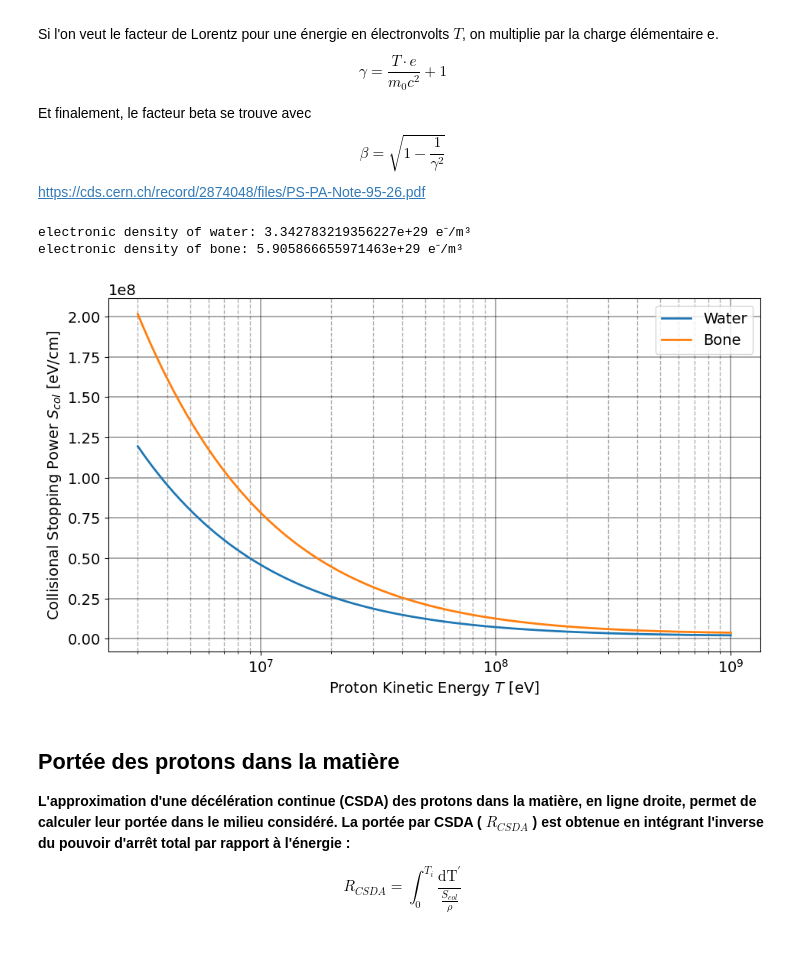
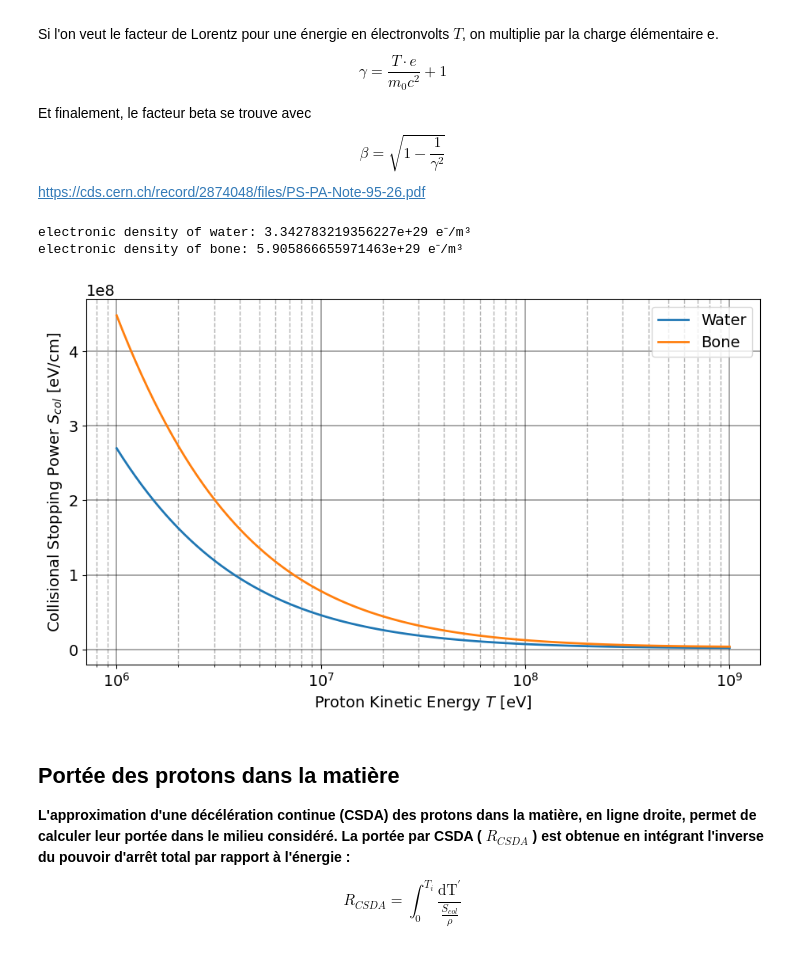
Before and after one commit to Eloi-Blouin/GPH-University-Laval-Course, a Jupyter notebook: Ulaval Session 8 Hiver 2026/Physique Numérique/TP1/TP1_ÉloiBlouin_ClémentPoulin.ipynb, the cells around one changed output. Drawn from its saved outputs; the diff is of its cells as text; code cells hidden in the pictures.

```diff
--- a/Ulaval Session 8 Hiver 2026/Physique Numérique/TP1/TP1_ÉloiBlouin_ClémentPoulin.ipynb
+++ b/Ulaval Session 8 Hiver 2026/Physique Numérique/TP1/TP1_ÉloiBlouin_ClémentPoulin.ipynb
@@ -169,7 +169,7 @@ def calculate_n_e(rho: float, w_is: np.ndarray, Z_is: np.ndarray, A_is: np.ndarr
     """
     Calculates the electronic density of a given material based on its mass density and atomic constituants
 
-    :param rho: mass density of the material [g/m^3]
+    :param rho: mass density of the material [kg/m^3]
     :param w_is: mass fractions of the constituant elements
     :param Z_is: atomic numbers of the constituant elements
     :param A_is: atomic masses of the constituant elements [g/mol]
@@ -186,14 +186,14 @@ def calculate_n_e(rho: float, w_is: np.ndarray, Z_is: np.ndarray, A_is: np.ndarr
         print(e)
 
     # calculate n_e
-    return rho * cte.N_A * np.sum(w_is * Z_is / A_is)
+    return 1e3 * rho * cte.N_A * np.sum(w_is * Z_is / A_is)    # 1e3 -> g to kg
 
 
 def calculate_lorentz_factors(T: np.ndarray) -> list[np.ndarray, np.ndarray]:
     """
     calculates the lorentz beta and gamma factors for a proton with a given kinetic energy T
 
-    :param T: kinetic energy of the proton [eV]
+    :param T: kinetic energy of the proton [J]
 
     :return: lorentz beta and gamma factors [-]
     :rtype: list[np.ndarray, np.ndarray]
@@ -202,7 +202,7 @@ def calculate_lorentz_factors(T: np.ndarray) -> list[np.ndarray, np.ndarray]:
     assert isinstance(T, np.ndarray)
 
     # calculate lorentz factors
-    gamma = 1 + cte.e * (T / (cte.m_p * cte.c ** 2))
+    gamma = 1 + T / (cte.m_p * cte.c ** 2)
     beta = np.sqrt(1 - 1 / gamma ** 2)
 
     return [beta, gamma]
@@ -214,7 +214,7 @@ def calculate_S_col(n_e: float, I: float, T: float | np.ndarray) -> np.ndarray:
 
     :param n_e: electronic density of the material [m^-3]
     :param I: mean excitation energy of the material [J]
-    :param T: kinetic energy of the proton [eV]
+    :param T: kinetic energy of the proton [J]
 
     :return: numpy array of the collisional stopping power [J/m]
     :rtype: np.ndarray
@@ -232,7 +232,7 @@ def calculate_S_col(n_e: float, I: float, T: float | np.ndarray) -> np.ndarray:
     # calculate S_col [J/m]
     return 2 * cte.pi * (r_e ** 2) * cte.m_e * (cte.c ** 2) * n_e * (1 / (beta ** 2)) * (np.log((2 * cte.m_e * (cte.c ** 2) * (beta ** 2) * (gamma ** 2) * T_e_max) / (I ** 2)) - 2 * (beta ** 2))
 # %%
-water_density = 1.0e6                           # [g/m^3]
+water_density = 1.0e3                           # [kg/m^3]
 water_mean_excitation_energy = 75.00 * cte.e    # [J]
 
 water_Z_is = np.array([1, 8])
@@ -240,52 +240,54 @@ water_w_is = np.array([0.111894, 0.888106])
 water_A_is = np.array([1.00794, 15.9994])
 
 # bone data
-bone_density = 1.85e6                          # [g/m^3]
+bone_density = 1.85e3                          # [kg/m^3]
 bone_mean_excitation_energy = 91.90 * cte.e    # [J]
 
 bone_Z_is = np.array([1, 6, 7, 8, 12, 15, 16, 20])
 bone_w_is = np.array([0.063984, 0.278000, 0.027000, 0.410016, 0.002000, 0.070000, 0.002000, 0.147000])
 bone_A_is = np.array([1.00794, 12.011, 14.0067, 15.9994, 24.305, 30.97376, 32.066, 40.078])
 
-Ts = np.geomspace(3, 1000, 100) * 1e6    # 3 MeV -> 1000 MeV
-conv_factor = (1 / cte.e) * 1e-2         # J/m -> eV/cm
+Ts_eV = np.geomspace(1, 1000, 100) * 1e6    # 3e6 eV -> 1e9 eV
+Ts_J = cte.e * Ts_eV                        # même range, mais en J
+
+conv_factor = (1 / cte.e) * 1e-2    # J/m -> eV/cm
 
 # calculate n_e for both meterials
 water_n_e = calculate_n_e(
     rho=water_density,
     w_is=water_w_is,
     Z_is=water_Z_is,
     A_is=water_A_is
 )
 bone_n_e = calculate_n_e(
     rho=bone_density,
     w_is=bone_w_is,
     Z_is=bone_Z_is,
     A_is=bone_A_is
 )
 print(f"electronic density of water: {water_n_e} e⁻/m³\nelectronic density of bone: {bone_n_e} e⁻/m³")
 
 # calculate S_col for both meterials
-water_Scol = calculate_S_col(n_e=water_n_e, I=water_mean_excitation_energy, T=Ts)
-bone_Scol = calculate_S_col(n_e=bone_n_e, I=bone_mean_excitation_energy, T=Ts)
+water_Scol = calculate_S_col(n_e=water_n_e, I=water_mean_excitation_energy, T=Ts_J)
+bone_Scol = calculate_S_col(n_e=bone_n_e, I=bone_mean_excitation_energy, T=Ts_J)
 
 plt.figure(figsize=(11, 6))
 
-plt.plot(Ts, water_Scol * conv_factor, lw=2, label="Water")
-plt.plot(Ts, bone_Scol * conv_factor, lw=2, label="Bone")
+plt.plot(Ts_eV, water_Scol * conv_factor, lw=2, label="Water")
+plt.plot(Ts_eV, bone_Scol * conv_factor, lw=2, label="Bone")
 
 plt.xlabel(r"Proton Kinetic Energy $T$ [eV]")
 plt.ylabel(r"Collisional Stopping Power $S_{col}$ [eV/cm]")
 plt.xscale('log')
 
 plt.grid(True, which='major', linestyle='-', linewidth=1.2, alpha=0.4, color='k')
 plt.grid(True, which='minor', linestyle='--', linewidth=1)
 plt.legend()
 plt.show()
 # %% [output]
 electronic density of water: 3.342783219356227e+29 e⁻/m³
 electronic density of bone: 5.905866655971463e+29 e⁻/m³
-[figure, old version]
+[figure, new version]
 # %% [markdown]
 ## **Portée des protons dans la matière**
 
```
Also changed, not shown: parts of 6 cells of this notebook.
